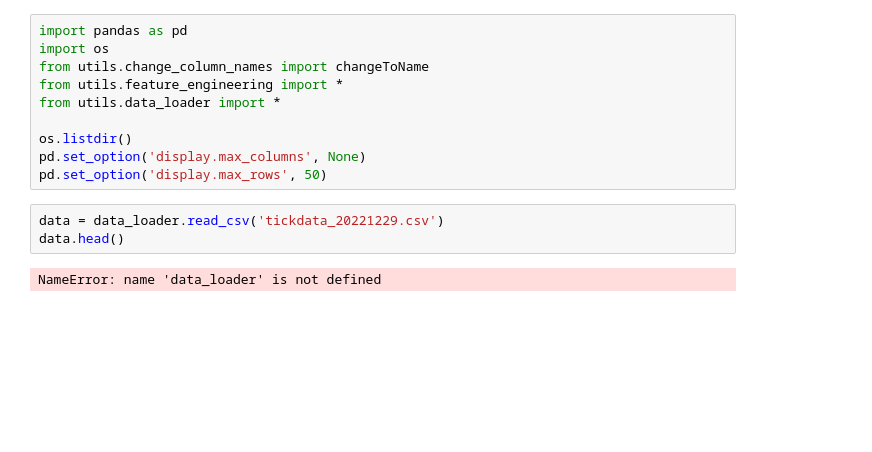
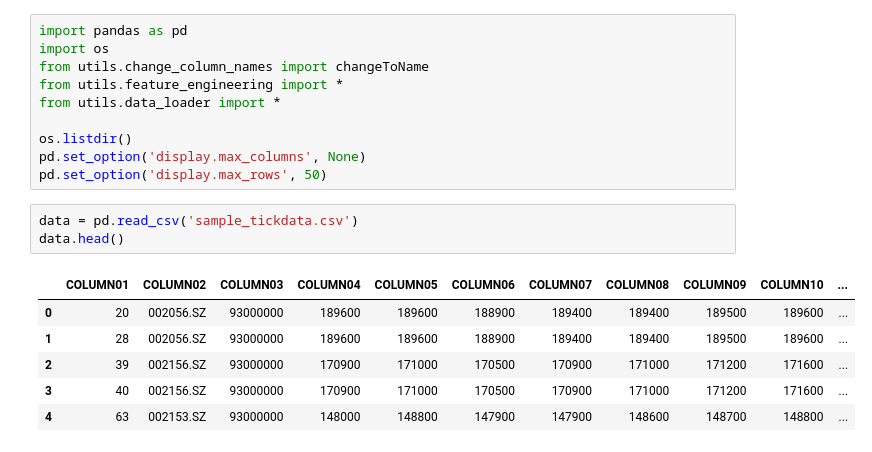
Before and after one commit to kaushikkishen/sultanTrade, a Jupyter notebook: test.ipynb, the cells around one changed output. Saved outputs shown, nothing was run; the diff lists cells and outputs as text; blank space fills up the shorter version.

```diff
--- a/test.ipynb
+++ b/test.ipynb
@@ -9,10 +9,15 @@ os.listdir()
 pd.set_option('display.max_columns', None)
 pd.set_option('display.max_rows', 50)
 # %%
-data = data_loader.read_csv('tickdata_20221229.csv')
+data = pd.read_csv('sample_tickdata.csv')
 data.head()
 # %% [output]
-NameError: name 'data_loader' is not defined
+|  | COLUMN01 | COLUMN02 | COLUMN03 | COLUMN04 | COLUMN05 | COLUMN06 | COLUMN07 | COLUMN08 | COLUMN09 | COLUMN10 | ... |
+| 0 | 20 | 002056.SZ | 93000000 | 189600 | 189600 | 188900 | 189400 | 189400 | 189500 | 189600 | ... |
+| 1 | 28 | 002056.SZ | 93000000 | 189600 | 189600 | 188900 | 189400 | 189400 | 189500 | 189600 | ... |
+| 2 | 39 | 002156.SZ | 93000000 | 170900 | 171000 | 170500 | 170900 | 171000 | 171200 | 171600 | ... |
+| 3 | 40 | 002156.SZ | 93000000 | 170900 | 171000 | 170500 | 170900 | 171000 | 171200 | 171600 | ... |
+| 4 | 63 | 002153.SZ | 93000000 | 148000 | 148800 | 147900 | 147900 | 148600 | 148700 | 148800 | ... |
 # %%
 data = changeToName(data)
 data.head()
```
Also changed, not shown: parts of 8 cells of this notebook, 1 other file.
